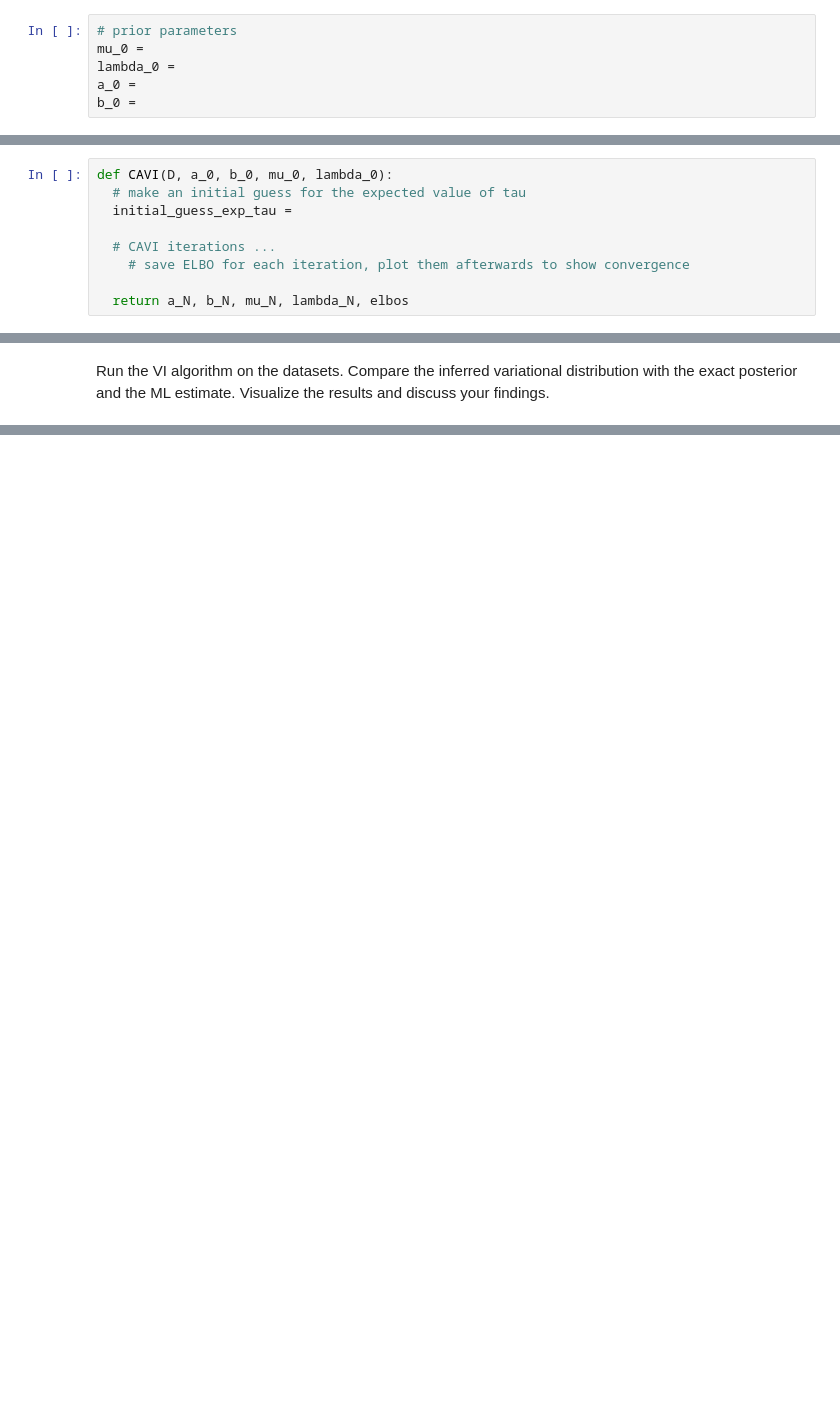
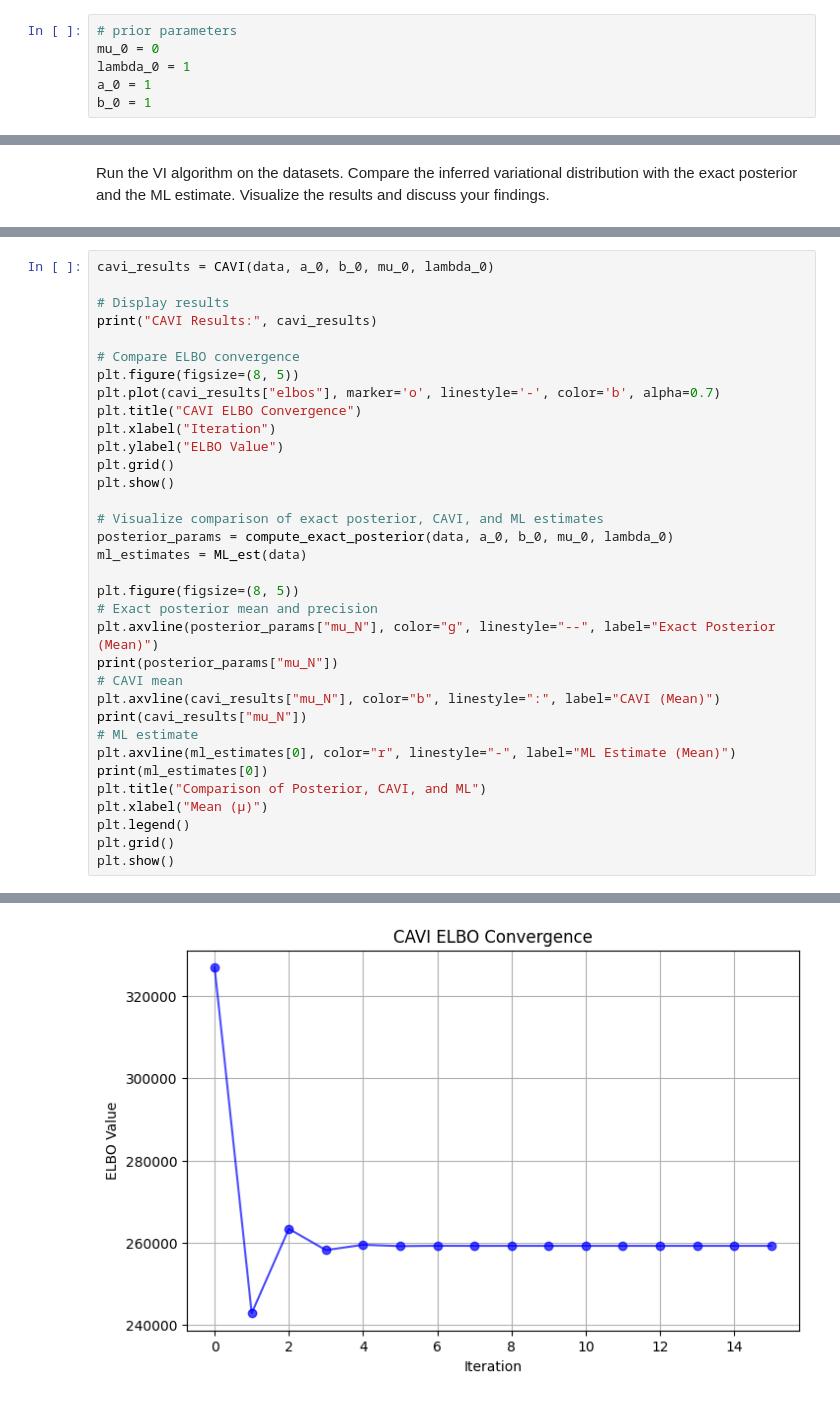
Before and after one commit to erikwallindermahler/DD2434-1A, a Jupyter notebook: 1A-2-HT24.ipynb, the cells around one changed output, grey strips where cells are left out. Saved outputs shown, nothing was run; the diff lists cells and outputs as text; blank space fills up the shorter version.

```diff
--- a/1A-2-HT24.ipynb
+++ b/1A-2-HT24.ipynb
@@ -76,9 +78,9 @@ def compute_exact_posterior(D, a_0, b_0, mu_0, lambda_0):
 You will implement the VI algorithm for the variational distribution in Equation (10.24) in Bishop. Start with introducing the prior parameters:
 # %%
 # prior parameters
-mu_0 =
-lambda_0 =
-a_0 =
-b_0 =
+mu_0 = 0
+lambda_0 = 1
+a_0 = 1
+b_0 = 1
 # %% [markdown]
 Continue with a helper function that computes ELBO:
@@ -93,11 +100,2 @@ def compute_elbo (D, a_0, b_0, mu_0, lambda_0, a_N , b_N, mu_N, lambda_N):
 # %% [markdown]
 Now, implement the CAVI algorithm:
-# %%
-def CAVI(D, a_0, b_0, mu_0, lambda_0):
-  # make an initial guess for the expected value of tau
-  initial_guess_exp_tau =
-
-  # CAVI iterations ...
-    # save ELBO for each iteration, plot them afterwards to show convergence
-
-  return a_N, b_N, mu_N, lambda_N, elbos
@@ -117,0 +142,35 @@ findings.
+# %%
+cavi_results = CAVI(data, a_0, b_0, mu_0, lambda_0)
+
+# Display results
+print("CAVI Results:", cavi_results)
+
+# Compare ELBO convergence
+plt.figure(figsize=(8, 5))
+plt.plot(cavi_results["elbos"], marker='o', linestyle='-', color='b', alpha=0.7)
+plt.title("CAVI ELBO Convergence")
+plt.xlabel("Iteration")
+plt.ylabel("ELBO Value")
+plt.grid()
+plt.show()
+
+# Visualize comparison of exact posterior, CAVI, and ML estimates
+posterior_params = compute_exact_posterior(data, a_0, b_0, mu_0, lambda_0)
+ml_estimates = ML_est(data)
+
+plt.figure(figsize=(8, 5))
+# Exact posterior mean and precision
+plt.axvline(posterior_params["mu_N"], color="g", linestyle="--", label="Exact Posterior (Mean)")
+print(posterior_params["mu_N"])
+# CAVI mean
+plt.axvline(cavi_results["mu_N"], color="b", linestyle=":", label="CAVI (Mean)")
+print(cavi_results["mu_N"])
+# ML estimate
+plt.axvline(ml_estimates[0], color="r", linestyle="-", label="ML Estimate (Mean)")
+print(ml_estimates[0])
+plt.title("Comparison of Posterior, CAVI, and ML")
+plt.xlabel("Mean (μ)")
+plt.legend()
+plt.grid()
+plt.show()
+# %% [output]
@@ -117,0 +178 @@ findings.
+[figure, added]
```
Also changed, not shown: parts of 15 cells of this notebook, 1 other file.
